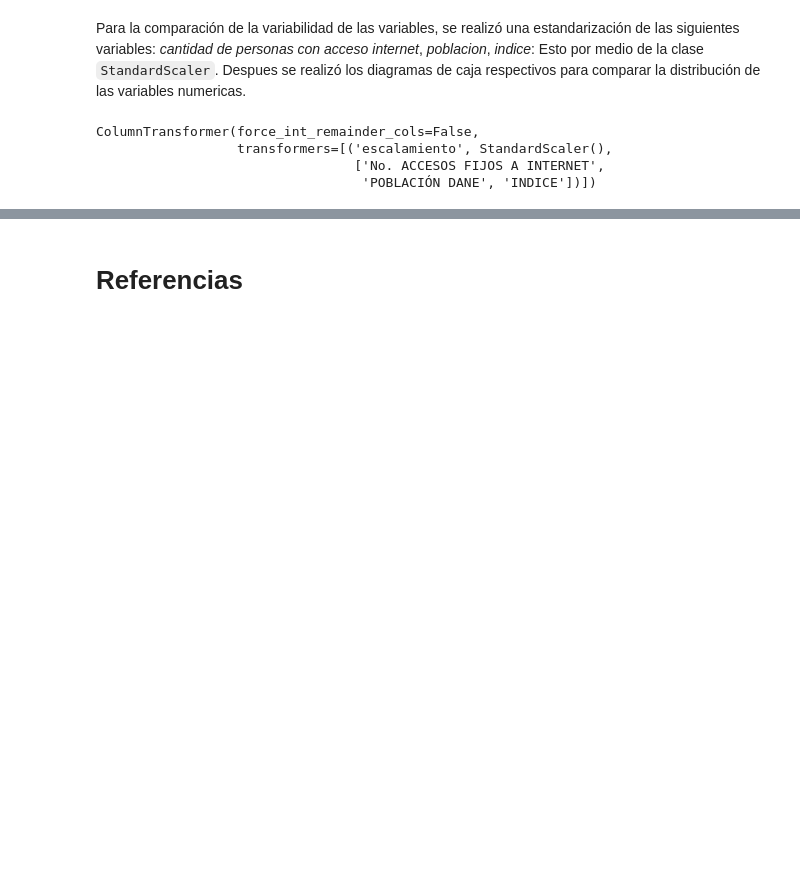
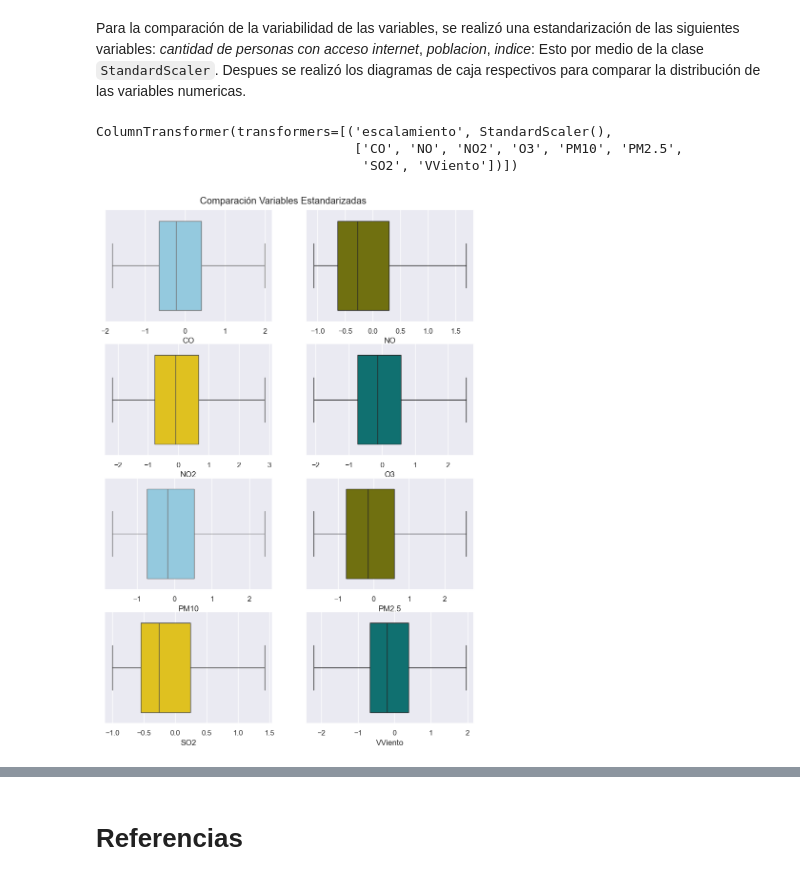
Before and after one commit to josejjgs1923/proyecto-analisis-calidad-aire-bogota, a Jupyter notebook: Analisis datos calidad aire.ipynb, the cells around one changed output, grey strips where cells are left out. Drawn from its saved outputs; the diff is of its cells as text; code cells hidden in the pictures; blank space fills up the shorter version.

```diff
--- a/Analisis datos calidad aire.ipynb
+++ b/Analisis datos calidad aire.ipynb
@@ -430,0 +430,4 @@ plt.show()
+# %%
+for var, coord in zip (Var, crear_ejes()):
+    print(var)
+    print(ejes)
@@ -430,0 +443,3 @@ plt.show()
+# %%
+for coord in crear_ejes():
+    print(coord)
@@ -508,18 +528,35 @@ Valor P: 0.099
 Para la comparación de la variabilidad de las variables, se realizó una estandarización de las siguientes variables: *cantidad de personas con acceso internet*, *poblacion*, *indice*: Esto por medio de la clase `StandardScaler`. Despues se realizó los diagramas de caja respectivos para comparar la distribución de las variables numericas.
 # %%
 # usar columnstransformer para trasnformar las columnas necesarias unicamente
+datos.columns = datos.columns.astype(str)
+
+variables = [var.value for var in Var]
+
 prep = ColumnTransformer([
-    ("escalamiento", StandardScaler(), [Num.acc_internet.value, Num.pob.value, Num.ind.value] ),
+    ("escalamiento", StandardScaler(), variables ),
     ],
-    remainder='drop', force_int_remainder_cols=False)
+    remainder='drop' )
 
 display(prep)
 
 #construir el dataframe necesario
-df_inter_std = pd.DataFrame(prep.fit_transform(df_inter_agg),
-                            index=df_inter_agg.index, columns=df_inter_agg.columns[-3:])
+datos_std = pd.DataFrame(prep.fit_transform(datos[variables]), columns=variables )
 # %% [output]
-ColumnTransformer(force_int_remainder_cols=False,
-                  transformers=[('escalamiento', StandardScaler(),
-                                 ['No. ACCESOS FIJOS A INTERNET',
-                                  'POBLACIÓN DANE', 'INDICE'])])
+ColumnTransformer(transformers=[('escalamiento', StandardScaler(),
+                                 ['CO', 'NO', 'NO2', 'O3', 'PM10', 'PM2.5',
+                                  'SO2', 'VViento'])])
+# %%
+fig3, axs3 = plt.subplots(4, 2, figsize=(10, 14))
+
+colores = ("skyblue", "olive", "gold", "teal", "skyblue", "olive", "gold", "teal")
+
+for var, color, coord in zip (Var, colores, crear_ejes(4, 2)):
+    eje = axs3[*coord]
+
+    sns.boxplot(data=datos_std, x=var.value, color=color, showfliers=False, ax=eje)
+
+
+fig3.suptitle("Comparación Variables Estandarizadas", y=0.9)
+plt.show()
+# %% [output]
+[figure, added]
```
Also changed, not shown: parts of 18 cells of this notebook.
